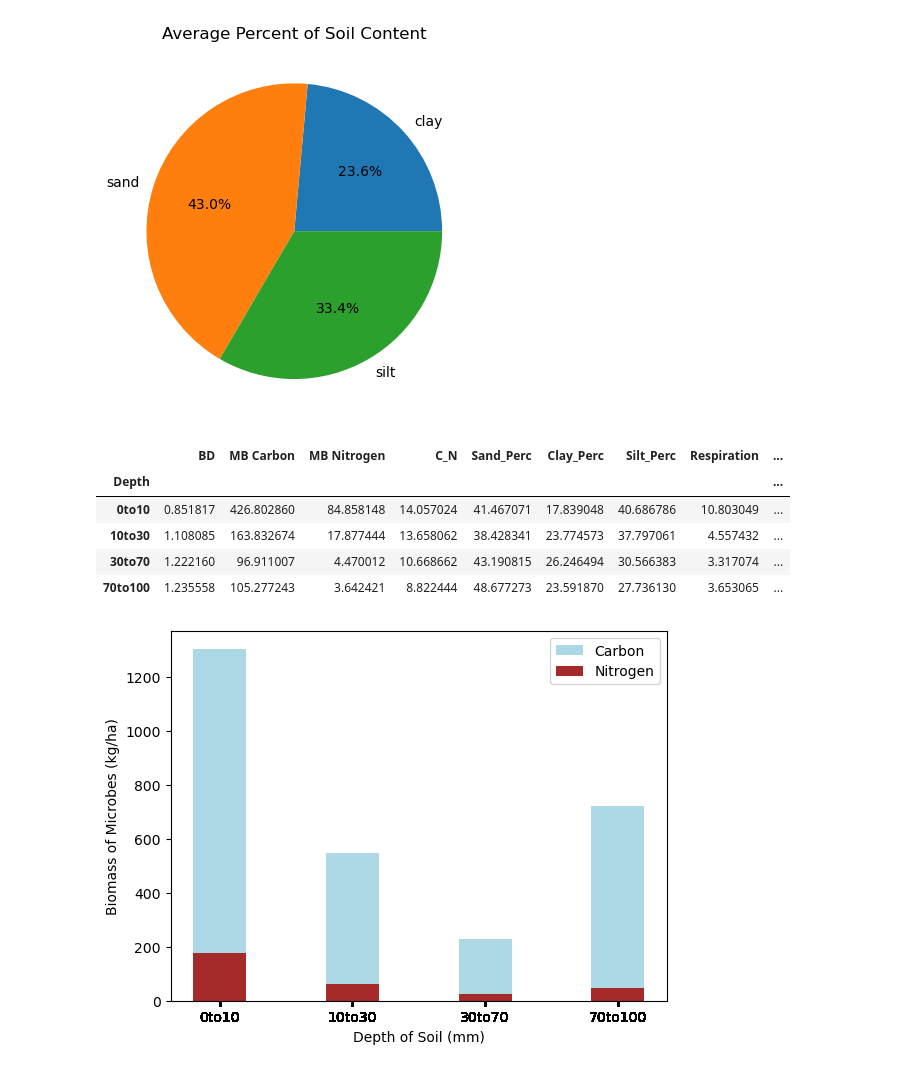
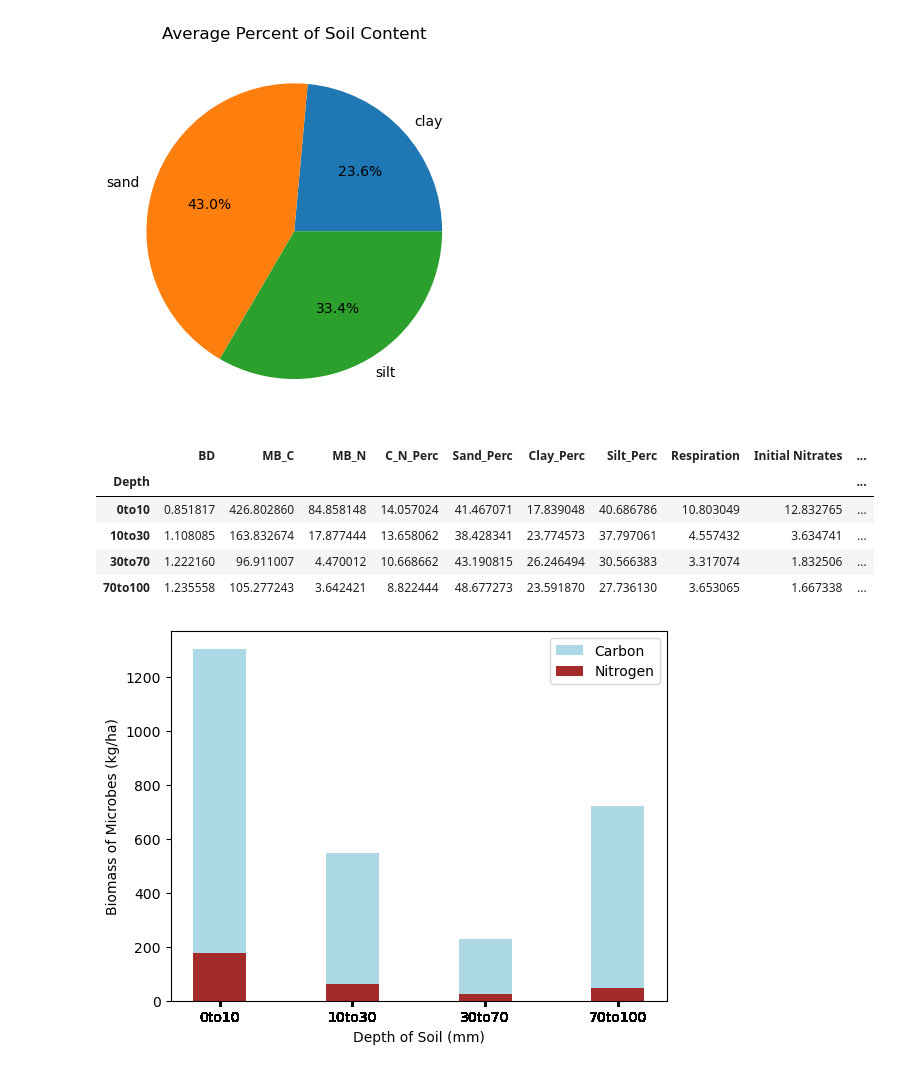
Before and after one commit to odelmas-sci/soil_characteristics, a Jupyter notebook: Forest Soil Characteristics.ipynb, the cells around one changed output. Cells and saved outputs as stored; diff of their text form; code cells hidden in the pictures.

```diff
--- a/Forest Soil Characteristics.ipynb
+++ b/Forest Soil Characteristics.ipynb
@@ -91,0 +73,12 @@ memory usage: 69.3+ KB
+# %%
+#Rename some columns
+soil_df.rename(columns = {"MB Carbon": "MB_C", "MBN": "MB_N", "C_N": "C_N_Perc", "Initial NO3 (+NO2)": "Initial Nitrates",
+                          "StructDen": "StructDensity"}, inplace = True)
+
+#Remove comma from MB Carbon and convert to a float
+import re
+soil_df["MB_C"] = soil_df["MB_C"].replace(",", "", regex = True)
+soil_df["MB_C"]
+soil_df["MB_C"] = soil_df["MB_C"].astype(float)
+
+soil_df.info()
@@ -91,0 +103,8 @@ memory usage: 69.3+ KB
+# %%
+soil_df.columns
+soil_df = soil_df.reindex(columns = ['Site', 'HouseID', 'REP#', 'CoreID', 'Depth', 'StructDensity', 'LU_Current',
+                                       'LU_Previous', 'Yr_Built', 'Lawn Age', 'BD', 'CoarseVeg',
+                                       'Sand_Perc','Clay_Perc', 'Silt_Perc', 'Respiration', 'C_Perc',
+                                        'N_Perc', 'C_N_Perc', 'MB_C', 'MB_N', 'C_gm2', 'N_gm2', 'Initial Nitrates',
+                                       'Initial NH4', 'Net N Min', 'Net Nitr'])
+soil_df.tail()
@@ -150,4 +216,0 @@ soil_df.describe()
-# %%
-soil_df.rename(columns = {"MBN": "MB Nitrogen", "Initial NO3 (+NO2)": "Initial Nitrates",
-                          "StructDen": "StructDensity"}, inplace = True)
-soil_df.columns
@@ -162,7 +216,0 @@ Index(['Site', 'HouseID', 'REP#', 'CoreID', 'Depth', 'LU_Current',
-# %%
-#Remove comma from MB Carbon and convert to a float
-import re
-soil_df["MB Carbon"] = soil_df["MB Carbon"].replace(",", "", regex = True)
-soil_df["MB Carbon"]
-soil_df["MB Carbon"] = soil_df["MB Carbon"].astype(float)
-soil_df.info()
@@ -248,17 +244,17 @@ plt.show()
 # %% [output]
 [figure]
 # %%
-depth_soil_mean = soil_df.groupby("Depth")["BD", "MB Carbon", "MB Nitrogen", "C_N", "Sand_Perc", "Clay_Perc", "Silt_Perc",
+depth_soil_mean = soil_df.groupby("Depth")["BD", "MB_C", "MB_N", "C_N_Perc", "Sand_Perc", "Clay_Perc", "Silt_Perc",
                                      "Respiration", "Initial Nitrates", "Initial NH4",
                                      "Net N Min", "Net Nitr"].mean()
 
 depth_soil_mean
 # %% [output]
-|  | BD | MB Carbon | MB Nitrogen | C_N | Sand_Perc | Clay_Perc | Silt_Perc | Respiration | ... |
-| Depth |  |  |  |  |  |  |  |  | ... |
-| 0to10 | 0.851817 | 426.802860 | 84.858148 | 14.057024 | 41.467071 | 17.839048 | 40.686786 | 10.803049 | ... |
-| 10to30 | 1.108085 | 163.832674 | 17.877444 | 13.658062 | 38.428341 | 23.774573 | 37.797061 | 4.557432 | ... |
-| 30to70 | 1.222160 | 96.911007 | 4.470012 | 10.668662 | 43.190815 | 26.246494 | 30.566383 | 3.317074 | ... |
-| 70to100 | 1.235558 | 105.277243 | 3.642421 | 8.822444 | 48.677273 | 23.591870 | 27.736130 | 3.653065 | ... |
+|  | BD | MB_C | MB_N | C_N_Perc | Sand_Perc | Clay_Perc | Silt_Perc | Respiration | Initial Nitrates | ... |
+| Depth |  |  |  |  |  |  |  |  |  | ... |
+| 0to10 | 0.851817 | 426.802860 | 84.858148 | 14.057024 | 41.467071 | 17.839048 | 40.686786 | 10.803049 | 12.832765 | ... |
+| 10to30 | 1.108085 | 163.832674 | 17.877444 | 13.658062 | 38.428341 | 23.774573 | 37.797061 | 4.557432 | 3.634741 | ... |
+| 30to70 | 1.222160 | 96.911007 | 4.470012 | 10.668662 | 43.190815 | 26.246494 | 30.566383 | 3.317074 | 1.832506 | ... |
+| 70to100 | 1.235558 | 105.277243 | 3.642421 | 8.822444 | 48.677273 | 23.591870 | 27.736130 | 3.653065 | 1.667338 | ... |
 # %%
 x = soil_df["Depth"]
```
Also changed, not shown: parts of 22 cells of this notebook.
